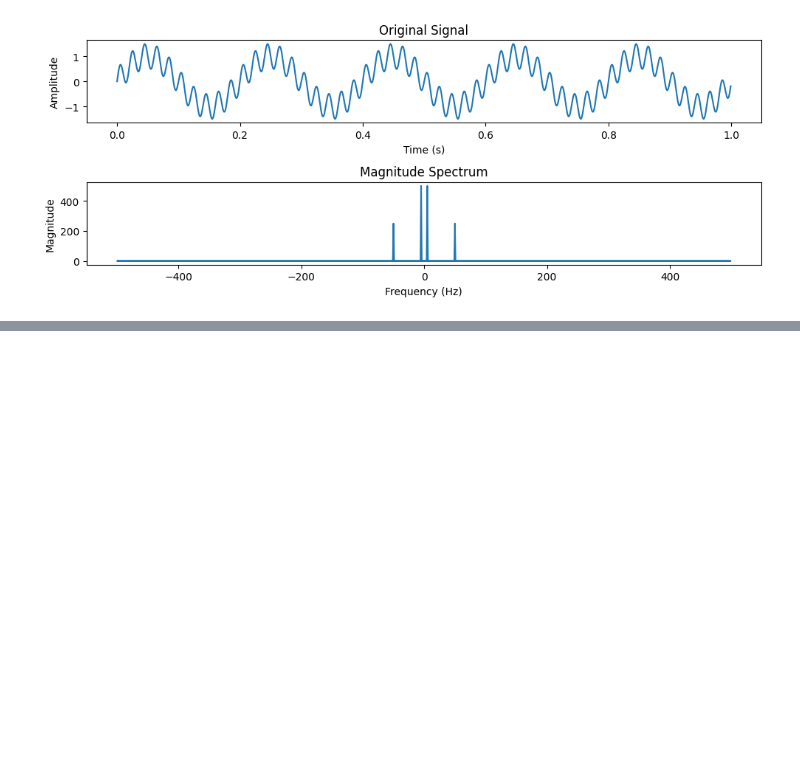
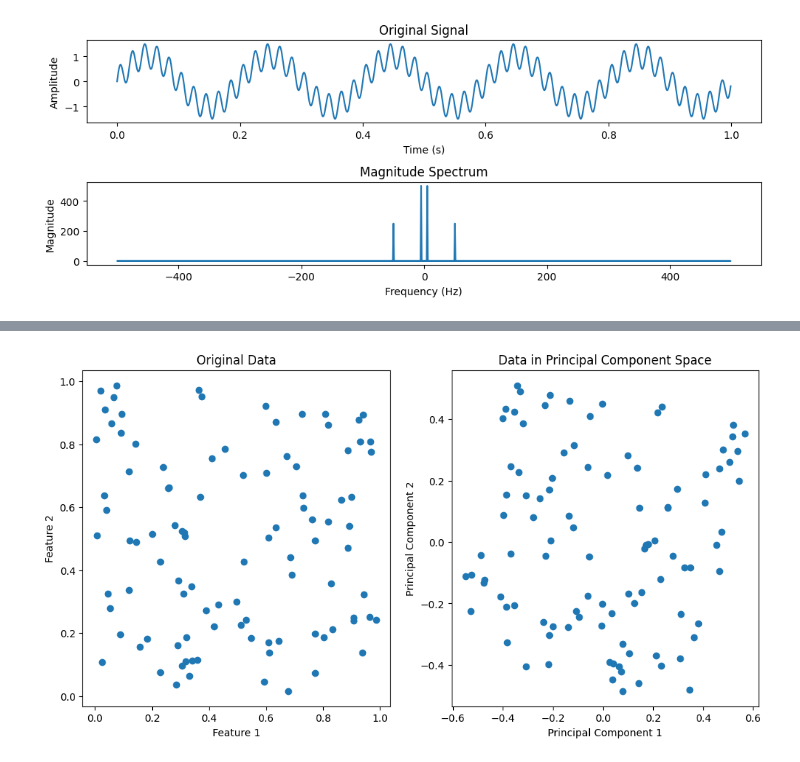
Before and after one commit to MrSimple07/MachineLearning_Practice, a Jupyter notebook: ML_Interview.ipynb, the cells around one changed output, grey strips where cells are left out. Drawn from its saved outputs; the diff is of its cells as text; code cells hidden in the pictures; blank space fills up the shorter version.

```diff
--- a/ML_Interview.ipynb
+++ b/ML_Interview.ipynb
@@ -276,0 +286,28 @@ plt.show()
+# %%
+from sklearn.decomposition import PCA
+import matplotlib.pyplot as plt
+import numpy as np
+
+np.random.seed(42)
+data = np.random.rand(100,2)
+
+plt.figure(figsize = (12,6))
+pca = PCA(n_components = 2)
+principal_components = pca.fit_transform(data)
+
+plt.subplot(1,2,1)
+plt.title('Original Data')
+plt.xlabel('Feature 1')
+plt.ylabel('Feature 2')
+plt.scatter(data[:,0], data[:,1])
+
+
+plt.subplot(1,2,2)
+plt.scatter(principal_components[:,0], principal_components[:,1])
+plt.title('Data in Principal Component Space')
+plt.xlabel('Principal Component 1')
+plt.ylabel('Principal Component 2')
+
+plt.show()
+# %% [output]
+[figure, added]
```
Also changed, not shown: parts of 3 cells of this notebook.
